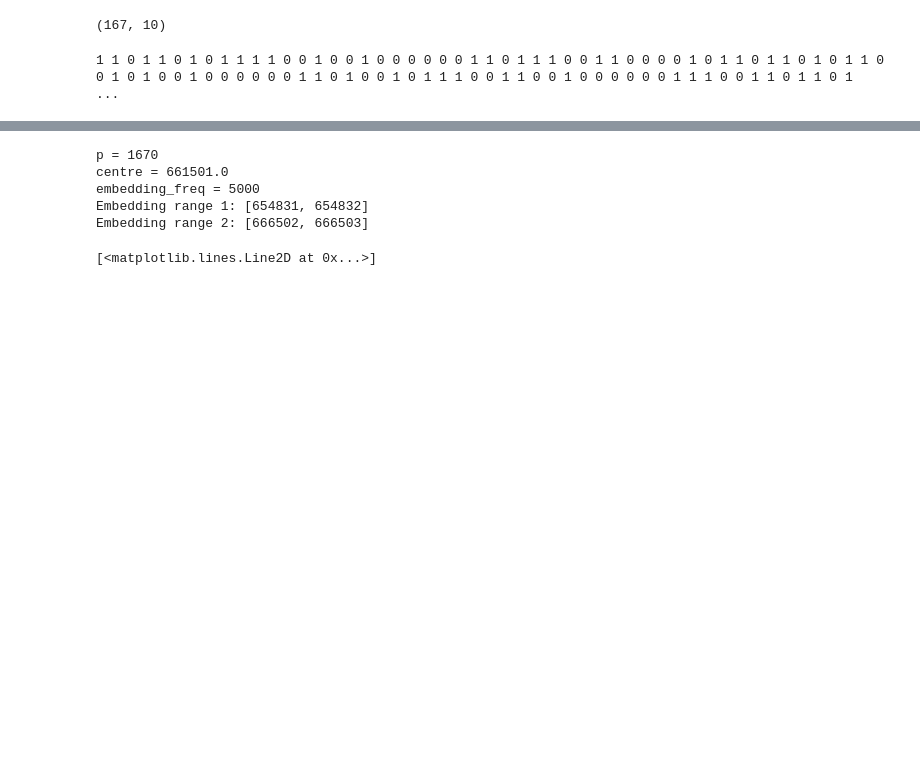
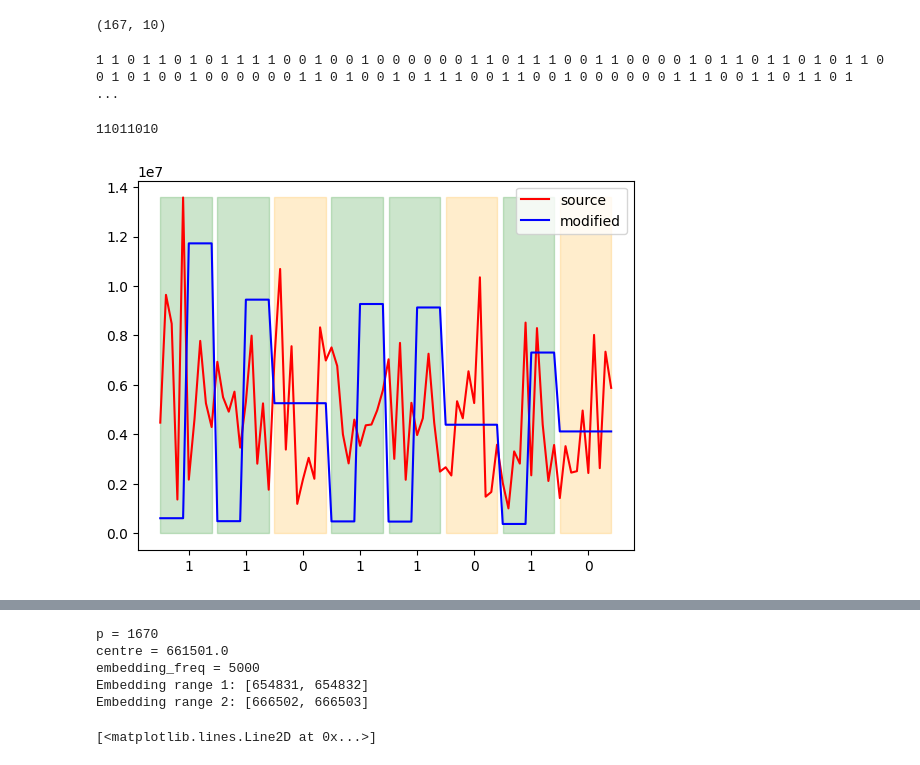
Before and after one commit to ermahechap/Distribuidos2023, a Jupyter notebook: Normal/PythonVersion/watermarking_test.ipynb, the cells around one changed output, grey strips where cells are left out. Cells and saved outputs as stored; diff of their text form; code cells hidden in the pictures; blank space fills up the shorter version.

```diff
--- a/Normal/PythonVersion/watermarking_test.ipynb
+++ b/Normal/PythonVersion/watermarking_test.ipynb
@@ -84,14 +85,14 @@ frame = len(bin_text) # total length of bits to embed
 embed_sample_sz = 10 # number of samples used to embed each bit
 p = frame*embed_sample_sz # total number of samples used for embedding data
 centre = n_samples/2+1 #centre frequency/ zero point
-embedding_freq = 5000 # in hz
+embedding_freq = 5000 # in hz (not really 5000hz, more like 83Hz)
 
 X_abs = abs(x_fft_shifted) # positive values of fft
 X_angle = np.angle(x_fft_shifted) # angle of each point in fft
 
 Y = X_abs
 X_embed = X_abs[int(centre - embedding_freq - p):int(centre - embedding_freq)]
-
+x_preview = X_embed.copy()
 a = 0.1 # amplification factor of embedding
 
 x_mat = X_embed.reshape(frame, embed_sample_sz) # split by
@@ -140,3 +141,27 @@ for k in range(frame):
             x_mat[k][l] = (2-a)*avg # 2nd half to 1.9*avg
 # %% [output]
 1 1 0 1 1 0 1 0 1 1 1 1 0 0 1 0 0 1 0 0 0 0 0 0 1 1 0 1 1 1 0 0 1 1 0 0 0 0 1 0 1 1 0 1 1 0 1 0 1 1 0 0 1 0 1 0 0 1 0 0 0 0 0 0 1 1 0 1 0 0 1 0 1 1 1 0 0 1 1 0 0 1 0 0 0 0 0 0 1 1 1 0 0 1 1 0 1 1 0 1  ...
+# %%
+x_vec = x_mat.reshape(p) # bring it back to vector/array
+n_bits = 8
+
+print(bin_text[:n_bits])
+plt.plot(x_preview[:embed_sample_sz*n_bits], c='red', label="source")
+plt.plot(x_vec[:embed_sample_sz*n_bits], c='blue', label="modified")
+
+span = np.max(x_preview[:embed_sample_sz*n_bits])
+
+for i, b in enumerate(bin_text[:n_bits]):
+    c = 'green' if b == '1' else 'orange'
+    fill_range = [i for i in range(embed_sample_sz*i, embed_sample_sz*(i+1))]
+    yy = [span]*embed_sample_sz
+    plt.fill_between(fill_range, yy, color=c, alpha=.2)
+
+x_ticks = [i + (embed_sample_sz/2) for i in range(0, embed_sample_sz*n_bits, embed_sample_sz)]
+x_labels = bin_text[:n_bits]
+plt.xticks(x_ticks, labels=x_labels)
+plt.legend()
+plt.show()
+# %% [output]
+11011010
+[figure, added]
```
Also changed, not shown: parts of 7 cells of this notebook, 1 other file.
